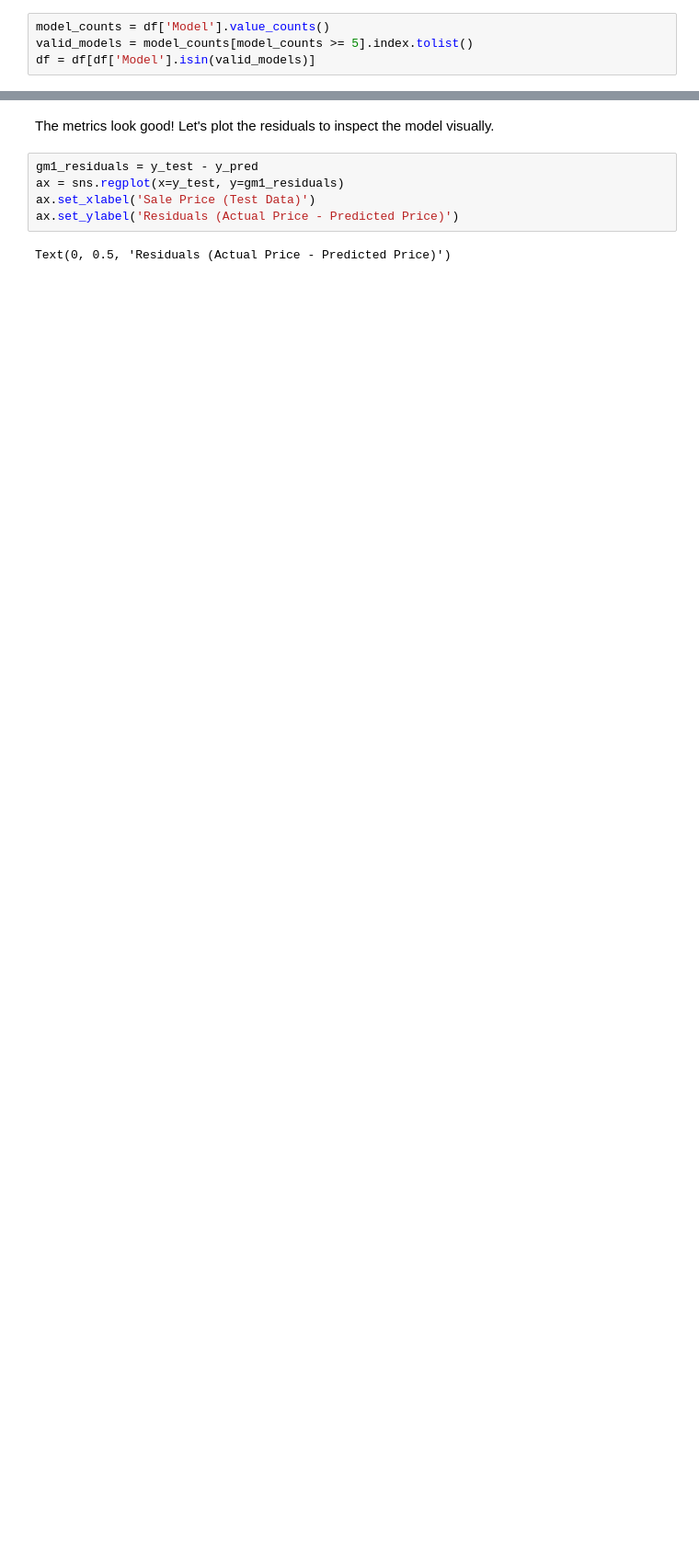
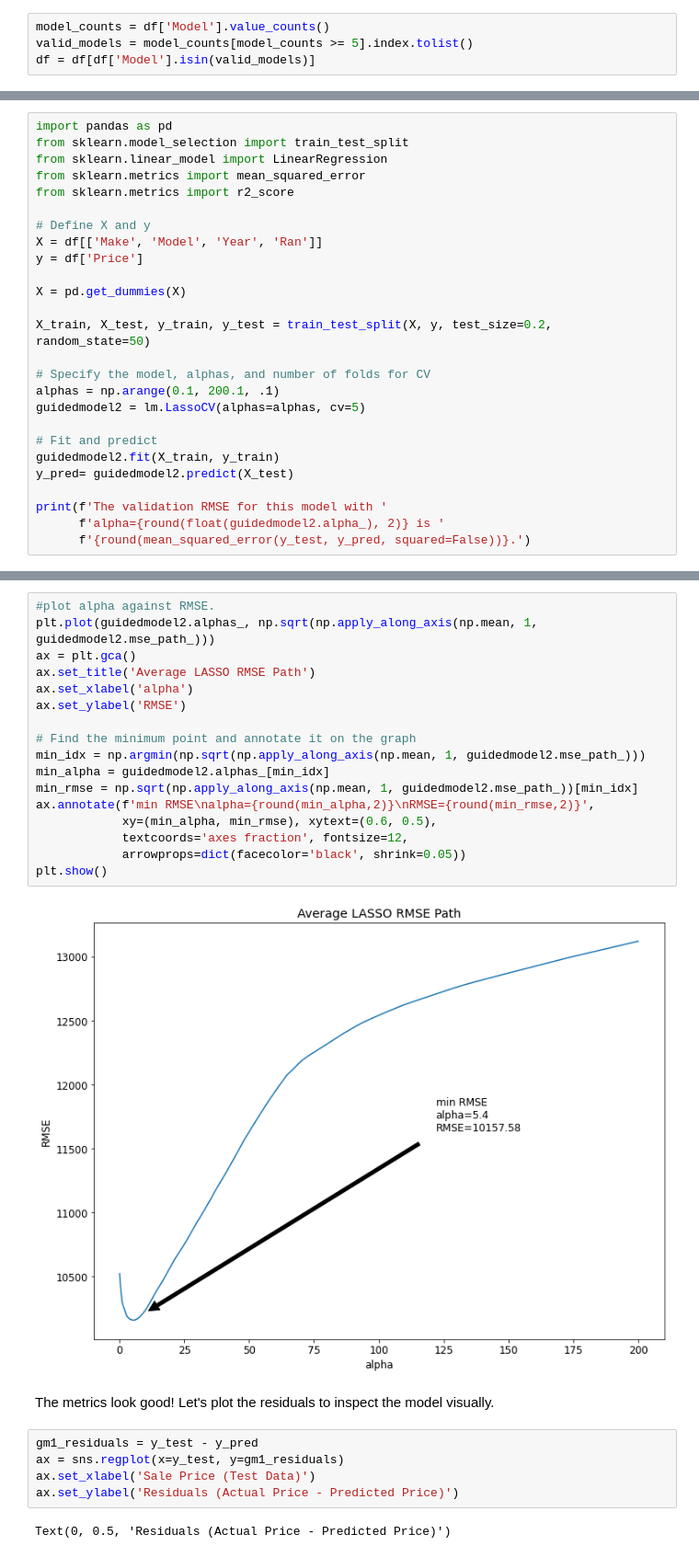
Before and after one commit to pasicdino/carmadness, a Jupyter notebook: EDA.ipynb, the cells around one changed output, grey strips where cells are left out. Shown at 92% size. Drawn from its saved outputs; the diff is of its cells as text; blank space fills up the shorter version.

```diff
--- a/EDA.ipynb
+++ b/EDA.ipynb
@@ -434,0 +397,26 @@ R^2: 0.75
+# %%
+import pandas as pd
+from sklearn.model_selection import train_test_split
+from sklearn.linear_model import LinearRegression
+from sklearn.metrics import mean_squared_error
+from sklearn.metrics import r2_score
+
+# Define X and y
+X = df[['Make', 'Model', 'Year', 'Ran']]
+y = df['Price']
+
+X = pd.get_dummies(X)
+
+X_train, X_test, y_train, y_test = train_test_split(X, y, test_size=0.2, random_state=50)
+
+# Specify the model, alphas, and number of folds for CV
+alphas = np.arange(0.1, 200.1, .1)
+guidedmodel2 = lm.LassoCV(alphas=alphas, cv=5)
+
+# Fit and predict
+guidedmodel2.fit(X_train, y_train)
+y_pred= guidedmodel2.predict(X_test)
+
+print(f'The validation RMSE for this model with '
+      f'alpha={round(float(guidedmodel2.alpha_), 2)} is '
+      f'{round(mean_squared_error(y_test, y_pred, squared=False))}.')
@@ -435,3 +427,22 @@ R^2: 0.75
+# %%
+#plot alpha against RMSE.
+plt.plot(guidedmodel2.alphas_, np.sqrt(np.apply_along_axis(np.mean, 1, guidedmodel2.mse_path_)))
+ax = plt.gca()
+ax.set_title('Average LASSO RMSE Path')
+ax.set_xlabel('alpha')
+ax.set_ylabel('RMSE')
+
+# Find the minimum point and annotate it on the graph
+min_idx = np.argmin(np.sqrt(np.apply_along_axis(np.mean, 1, guidedmodel2.mse_path_)))
+min_alpha = guidedmodel2.alphas_[min_idx]
+min_rmse = np.sqrt(np.apply_along_axis(np.mean, 1, guidedmodel2.mse_path_))[min_idx]
+ax.annotate(f'min RMSE\nalpha={round(min_alpha,2)}\nRMSE={round(min_rmse,2)}',
+            xy=(min_alpha, min_rmse), xytext=(0.6, 0.5),
+            textcoords='axes fraction', fontsize=12,
+            arrowprops=dict(facecolor='black', shrink=0.05))
+plt.show()
+# %% [output]
+[figure, added]
 # %% [markdown]
 The metrics look good! Let's plot the residuals to inspect the model visually.
 # %%
```
Also changed, not shown: parts of 7 cells of this notebook.
